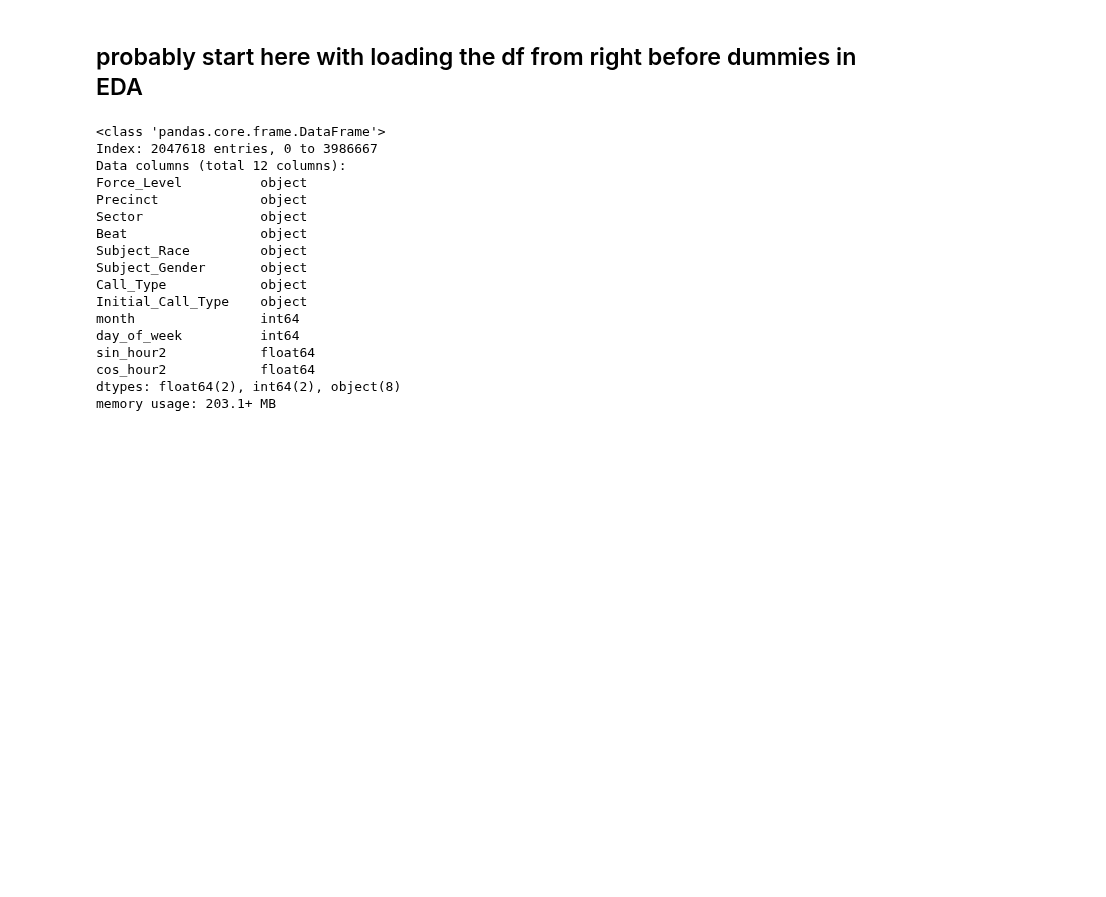
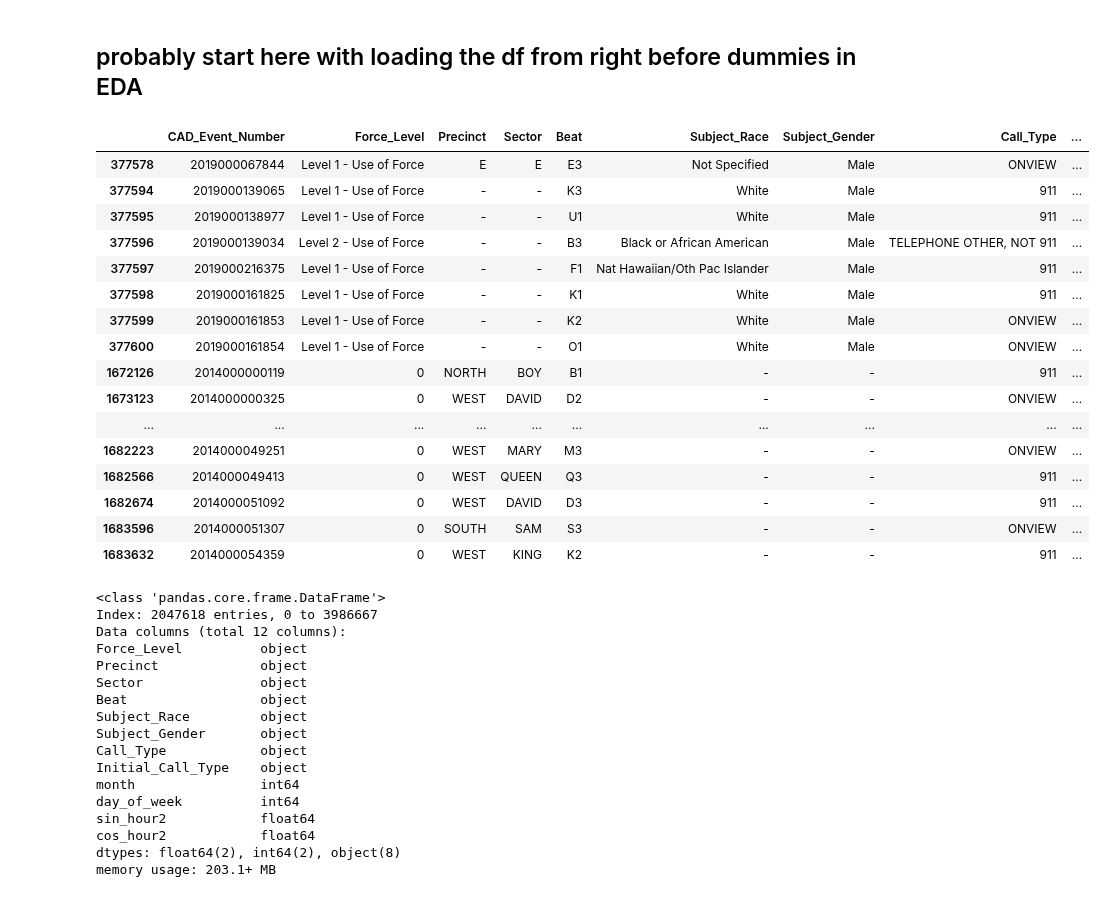
Before and after one commit to SarahMBurgart/use-of-force, a Jupyter notebook: Modeling.ipynb, the cells around one changed output. Saved outputs shown, nothing was run; the diff lists cells and outputs as text; code cells hidden in the pictures; blank space fills up the shorter version.

```diff
--- a/Modeling.ipynb
+++ b/Modeling.ipynb
@@ -67,6 +67,28 @@ nm = pd.read_pickle("data/rev_df_before_dummies.pkl")
 # drop CAD and Event and Force
 # make dummie columns
 # cahnge month and day to integers
+# %%
+pd.set_option('display.max_columns', 169)
+pd.set_option('display.max_rows', 190)
+nm.iloc[12030:12080, :]
+# %% [output]
+|  | CAD_Event_Number | Force_Level | Precinct | Sector | Beat | Subject_Race | Subject_Gender | Call_Type | ... |
+| 377578 | 2019000067844 | Level 1 - Use of Force | E | E | E3 | Not Specified | Male | ONVIEW | ... |
+| 377594 | 2019000139065 | Level 1 - Use of Force | - | - | K3 | White | Male | 911 | ... |
+| 377595 | 2019000138977 | Level 1 - Use of Force | - | - | U1 | White | Male | 911 | ... |
+| 377596 | 2019000139034 | Level 2 - Use of Force | - | - | B3 | Black or African American | Male | TELEPHONE OTHER, NOT 911 | ... |
+| 377597 | 2019000216375 | Level 1 - Use of Force | - | - | F1 | Nat Hawaiian/Oth Pac Islander | Male | 911 | ... |
+| 377598 | 2019000161825 | Level 1 - Use of Force | - | - | K1 | White | Male | 911 | ... |
+| 377599 | 2019000161853 | Level 1 - Use of Force | - | - | K2 | White | Male | ONVIEW | ... |
+| 377600 | 2019000161854 | Level 1 - Use of Force | - | - | O1 | White | Male | ONVIEW | ... |
+| 1672126 | 2014000000119 | 0 | NORTH | BOY | B1 | - | - | 911 | ... |
+| 1673123 | 2014000000325 | 0 | WEST | DAVID | D2 | - | - | ONVIEW | ... |
+| ... | ... | ... | ... | ... | ... | ... | ... | ... | ... |
+| 1682223 | 2014000049251 | 0 | WEST | MARY | M3 | - | - | ONVIEW | ... |
+| 1682566 | 2014000049413 | 0 | WEST | QUEEN | Q3 | - | - | 911 | ... |
+| 1682674 | 2014000051092 | 0 | WEST | DAVID | D3 | - | - | 911 | ... |
+| 1683596 | 2014000051307 | 0 | SOUTH | SAM | S3 | - | - | ONVIEW | ... |
+| 1683632 | 2014000054359 | 0 | WEST | KING | K2 | - | - | 911 | ... |
 # %%
 nm.Precinct.replace({'W': "WEST", "N": "NORTH", "E": "EAST", "S": "SOUTH", "SW":"SOUTHWEST"}, inplace=True)
 # %%
```
Also changed, not shown: parts of 35 cells of this notebook.
